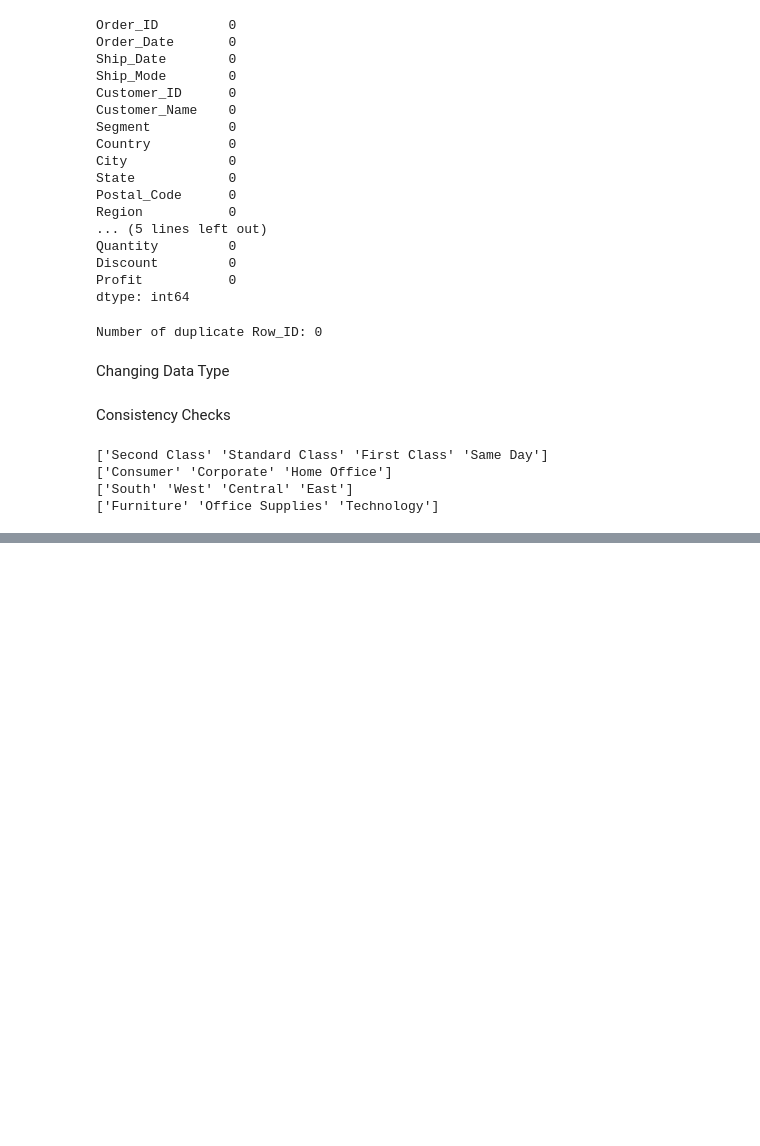
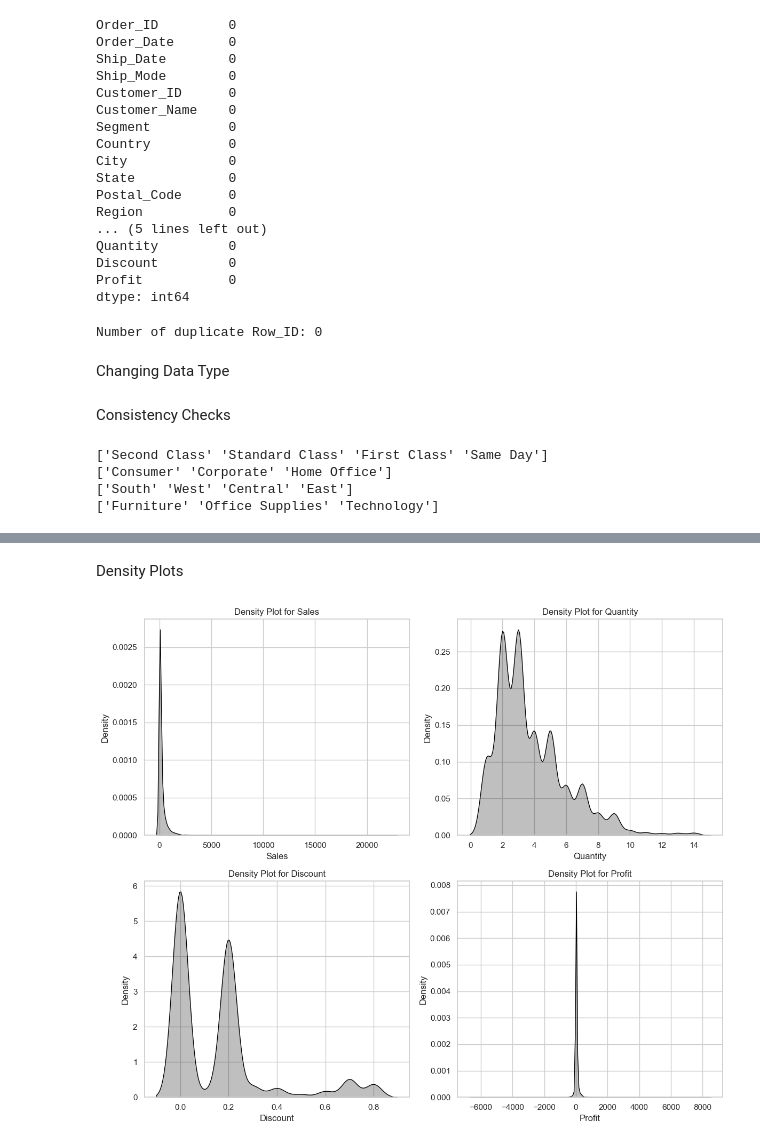
Before and after one commit to bhiogade/EDA_Ecommerce-Sales, a Jupyter notebook: E-Commerce_Sales_Analysis.ipynb, the cells around one changed output, grey strips where cells are left out. Cells and saved outputs as stored; diff of their text form; code cells hidden in the pictures; blank space fills up the shorter version.

```diff
--- a/E-Commerce_Sales_Analysis.ipynb
+++ b/E-Commerce_Sales_Analysis.ipynb
@@ -82,0 +143,27 @@ print(df['Category'].unique())
+# %% [markdown]
+Density Plots
+# %%
+# Create a figure with 2x2 subplots
+fig, axs = plt.subplots(2, 2, figsize=(12, 10))
+
+# Density Plot for Sales
+sns.kdeplot(x="Sales", data=df, fill=True, color="black", ax=axs[0, 0])
+axs[0, 0].set_title("Density Plot for Sales")
+
+# Density Plot for Quantity
+sns.kdeplot(x="Quantity", data=df, fill=True, color="black", ax=axs[0, 1])
+axs[0, 1].set_title("Density Plot for Quantity")
+
+# Density Plot for Discount
+sns.kdeplot(x="Discount", data=df, fill=True, color="black", ax=axs[1, 0])
+axs[1, 0].set_title("Density Plot for Discount")
+
+# Density Plot for Profit
+sns.kdeplot(x="Profit", data=df, fill=True, color="black", ax=axs[1, 1])
+axs[1, 1].set_title("Density Plot for Profit")
+
+# Adjust layout and show the plot
+plt.tight_layout()
+plt.show()
+# %% [output]
+[figure, added]
```
Also changed, not shown: parts of 24 cells of this notebook.
